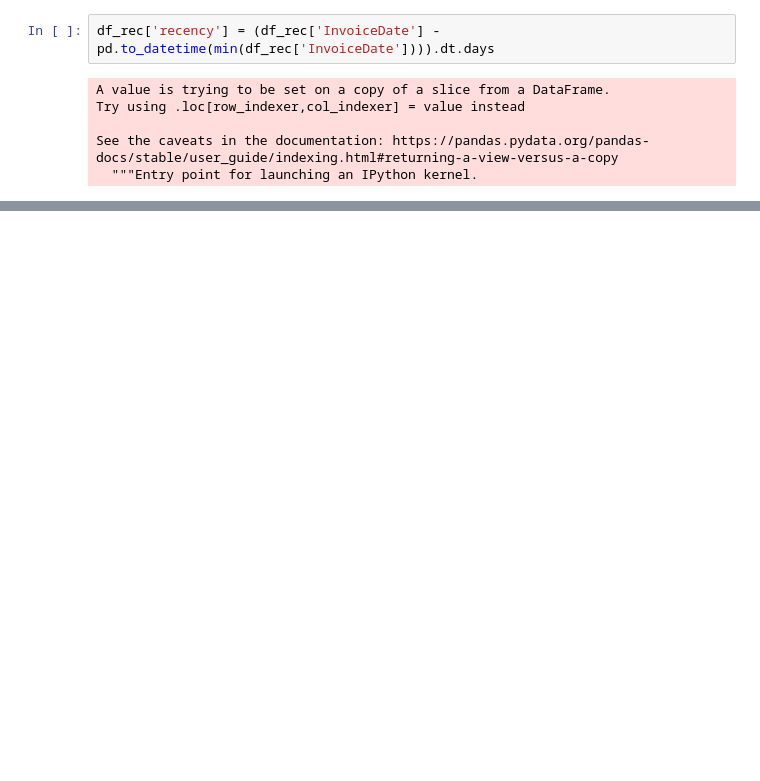
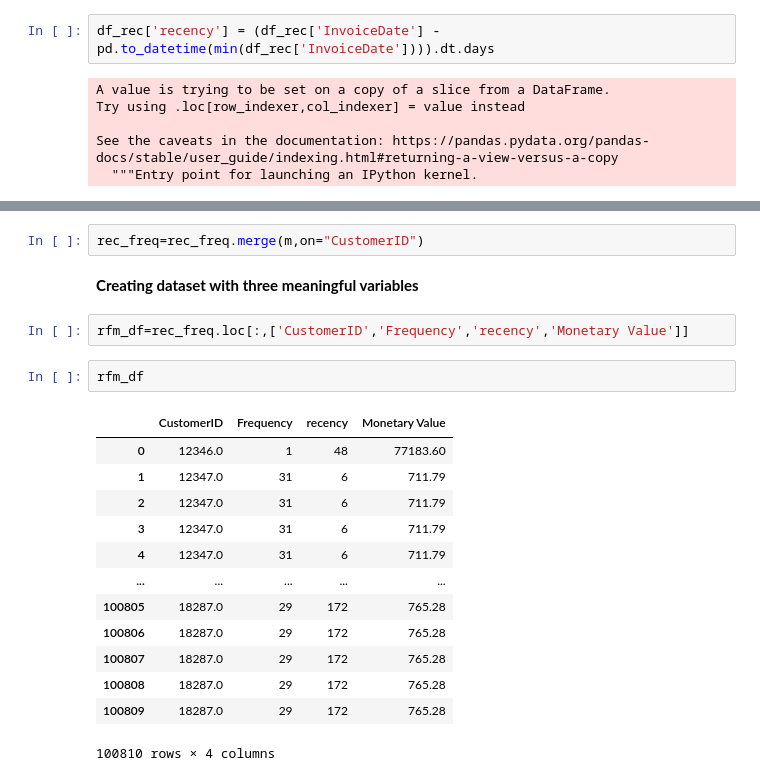
Before and after one commit to dileepyadavns/customer_segmentation, a Jupyter notebook: customer_segmentation.ipynb, the cells around one changed output, grey strips where cells are left out. Drawn from its saved outputs; the diff is of its cells as text; blank space fills up the shorter version.

```diff
--- a/customer_segmentation.ipynb
+++ b/customer_segmentation.ipynb
@@ -104,0 +249,22 @@ Name: recency, Length: 541909, dtype: int64
+# %%
+rec_freq=rec_freq.merge(m,on="CustomerID")
+# %% [markdown]
+**Creating dataset with three meaningful variables**
+# %%
+rfm_df=rec_freq.loc[:,['CustomerID','Frequency','recency','Monetary Value']]
+# %%
+rfm_df
+# %% [output]
+|  | CustomerID | Frequency | recency | Monetary Value |
+| 0 | 12346.0 | 1 | 48 | 77183.60 |
+| 1 | 12347.0 | 31 | 6 | 711.79 |
+| 2 | 12347.0 | 31 | 6 | 711.79 |
+| 3 | 12347.0 | 31 | 6 | 711.79 |
+| 4 | 12347.0 | 31 | 6 | 711.79 |
+| ... | ... | ... | ... | ... |
+| 100805 | 18287.0 | 29 | 172 | 765.28 |
+| 100806 | 18287.0 | 29 | 172 | 765.28 |
+| 100807 | 18287.0 | 29 | 172 | 765.28 |
+| 100808 | 18287.0 | 29 | 172 | 765.28 |
+| 100809 | 18287.0 | 29 | 172 | 765.28 |
+100810 rows × 4 columns
```
Also changed, not shown: parts of 24 cells of this notebook.
